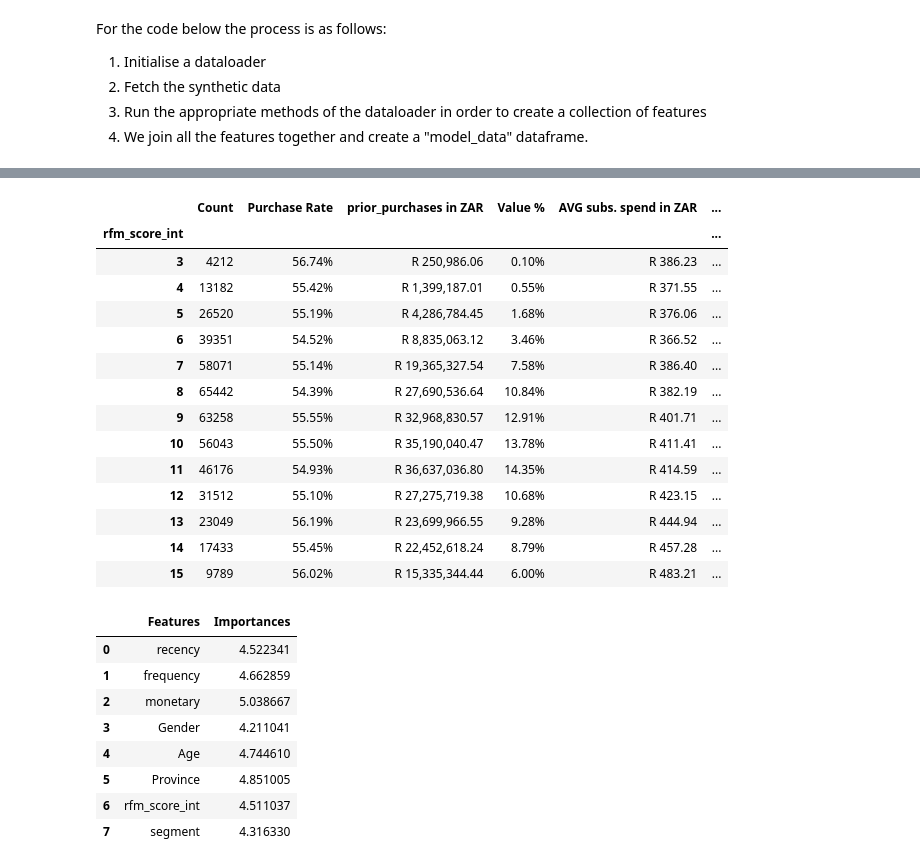
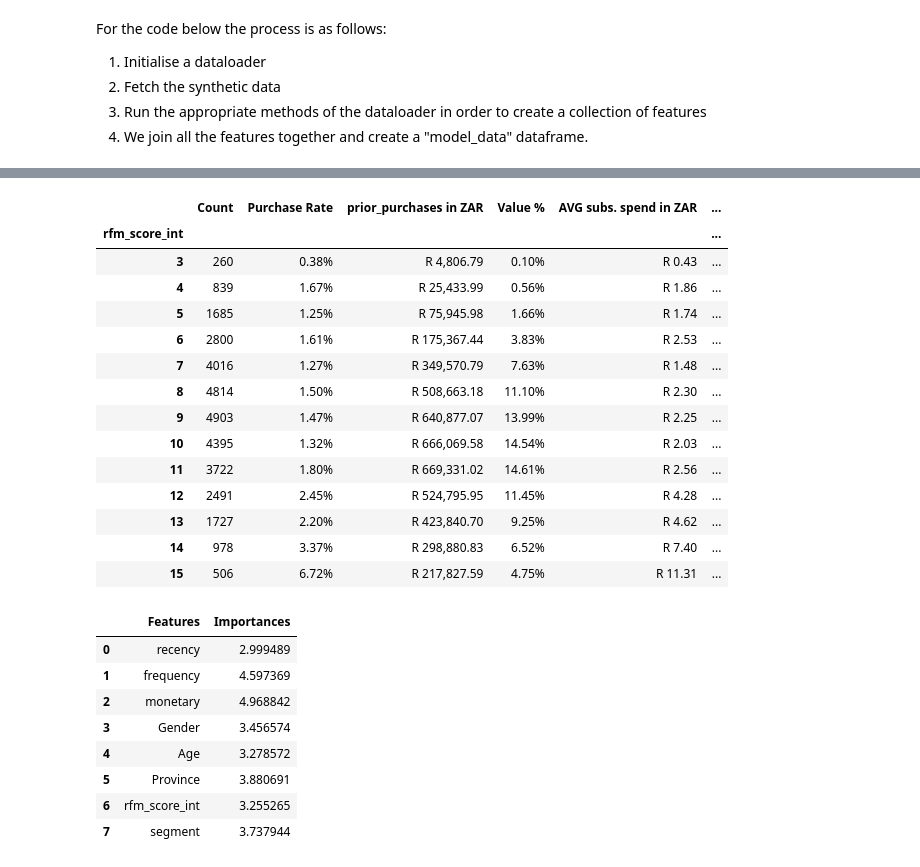
Before and after one commit to WesleyDeelman/CLVM, a Jupyter notebook: model_build.ipynb, the cells around one changed output, grey strips where cells are left out. Cells and saved outputs as stored; diff of their text form; code cells hidden in the pictures.

```diff
--- a/model_build.ipynb
+++ b/model_build.ipynb
@@ -13,13 +13,12 @@ Once we have these segments, we have a choice of 2, we will then extrapolate pay
 # %%
 import pandas as pd
 from pathlib import Path
-import sklearn
-import category_encoders as ce
+import rfmbinner
 import xgboost as xgb
 import optuna
-import matplotlib.pyplot as plt
 import numpy as np
-import rfmbinner
+import sklearn
+
 
 class DataLoader:
 
@@ -59,6 +58,7 @@ class DataLoader:
                              self.transaction_id: 'TransactionID',
                              self.transaction_date: 'Date',
                              self.amount: 'Amount'}, inplace=True)
+        data['Date'] = pd.to_datetime(data['Date'],format='%Y-%m-%d %H:%M:%S')
         return data
 
     def calculate_rfm(self, snapshot_date: str, window: pd.Timedelta,df: pd.DataFrame) -> pd.DataFrame:
@@ -101,8 +101,6 @@ class DataLoader:
         """
         #caculate whether a customer made total purchases after date exceeding repurchase threshold
         data = df.copy()
-        data['Date'] = pd.to_datetime(data['Date'])
-        date = pd.to_datetime(date)
         future_purchases = data[(data['Date'] > date) & \
                                 (data['Date'] <= date + window_size)]
 
@@ -166,7 +164,7 @@ class DataLoader:
         Returns:
             pd.DataFrame: Deduplicated demographic data per CustomerID.
         """
-        data = df.copy()
+        data = loader.fetch_data()
         data['Date'] = pd.to_datetime(data['Date'])
 
         # Sort by CustomerID and Date to get the most recent demographic info
@@ -180,6 +178,13 @@ class DataLoader:
         return deduplicated_demographics
 
     def transaction_descriptor_variables(self,date) -> pd.DataFrame:
+        """
+        Caclulates mode transaction dimensions purchased from each customer
+        Parameters:
+            date (str): Date to calculate recency from (YYYY-MM-DD).
+        Returns:
+            pd.DataFrame: Most frequent transaction descriptors per CustomerID.
+        """
 
         data = self.fetch_data()
         data['Date'] = pd.to_datetime(data['Date'])
@@ -205,7 +210,7 @@ class DataLoader:
             pd.DataFrame: Deduplicated demographic data per CustomerID.
         """
         data = df.copy()
-        data['Date'] = pd.to_datetime(data['Date'])
+        data['Date'] = pd.to_datetime(data['Date'],format='%m-%d-%Y %H:%M:%S')
 
         # Sort by CustomerID and Date to get the most recent demographic info
         data = data.sort_values(by=['CustomerID', 'Date'], ascending=True)
@@ -224,16 +229,16 @@ For the code below the process is as follows:
 3. Run the appropriate methods of the dataloader in order to create a collection of features
 4. We join all the features together and create a "model_data" dataframe.
 # %%
-params = {'path':r'data\synthetic_transactions.csv',
+params = {'path':r'data\customer_transaction_data.csv',
             'customer_id':'CustomerID',
             'transaction_id':'TransactionID',
-            'transaction_date':'TransactionDate',
-            'amount':'TransactionAmount'}
+            'transaction_date':'PurchaseDate',
+            'amount':'TotalAmount'}
 loader = DataLoader(**params)
 data = loader.fetch_data()
 # %%
 start_date = '2022-08-30'
-end_date = pd.to_datetime('2025-08-07')
+end_date = pd.to_datetime('2025-09-26')
 pivot_date = pd.to_datetime(start_date)
 rfms = []
 targets = []
@@ -241,8 +246,8 @@ rfm_segments = []
 transaction_descriptor_data = []
 
 while pivot_date<end_date:
-    rfms.append(loader.calculate_rfm(pivot_date,pd.Timedelta(weeks=4),data))
-    rfm_segments.append(loader.rfm_segments(pivot_date,pd.Timedelta(weeks=4),data))
+    rfms.append(loader.calculate_rfm(pivot_date,pd.Timedelta(days=99999),data))
+    rfm_segments.append(loader.rfm_segments(pivot_date,pd.Timedelta(days=99999),data))
     targets.append(loader.calculate_target(pivot_date,pd.Timedelta(weeks=12),0,data))
     pivot_date+=pd.Timedelta(weeks=4)
 
@@ -409,41 +418,41 @@ summary.drop(['prior_purchases','subsequent_purchases'],axis=1)
 # %%
-summary_data = X_test.merge(target_data,how='left', left_on='CustomerID', right_on='CustomerID')
+summary_data = X_test.merge(target_data,how='left', left_on=['CustomerID','date'], right_on=['CustomerID','date'])
 summary = summary_data.groupby(['rfm_score_int']).agg({'recency':'count','monetary':'sum','target':'sum','subsequent_purchases':'sum'})
 summary = summary.rename(columns = {'recency':'Count','monetary':'prior_purchases','target':'Purchase Rate'})
 summary['prior_purchases in ZAR'] = summary.prior_purchases.apply(lambda x: f'R {x:,.2f}')
 summary['Value %'] = (summary['prior_purchases']/summary['prior_purchases'].sum()*100).apply(lambda x: f'{x:.2f}%')
 summary['AVG subs. spend in ZAR'] = (summary['subsequent_purchases']/summary.Count).apply(lambda x: f'R {x:.2f}')
 summary['subsequent_purchases in ZAR (3 month window)'] = summary.subsequent_purchases.apply(lambda x: f"R {x:,.2f}")
 summary['Purchase Rate'] =  (summary['Purchase Rate']/summary.Count).apply( lambda x: f'{x:.2%}')
 summary.drop(['prior_purchases','subsequent_purchases'],axis=1)
 # %% [output]
 |  | Count | Purchase Rate | prior_purchases in ZAR | Value % | AVG subs. spend in ZAR | ... |
 | rfm_score_int |  |  |  |  |  | ... |
-| 3 | 4212 | 56.74% | R 250,986.06 | 0.10% | R 386.23 | ... |
-| 4 | 13182 | 55.42% | R 1,399,187.01 | 0.55% | R 371.55 | ... |
-| 5 | 26520 | 55.19% | R 4,286,784.45 | 1.68% | R 376.06 | ... |
-| 6 | 39351 | 54.52% | R 8,835,063.12 | 3.46% | R 366.52 | ... |
-| 7 | 58071 | 55.14% | R 19,365,327.54 | 7.58% | R 386.40 | ... |
-| 8 | 65442 | 54.39% | R 27,690,536.64 | 10.84% | R 382.19 | ... |
-| 9 | 63258 | 55.55% | R 32,968,830.57 | 12.91% | R 401.71 | ... |
-| 10 | 56043 | 55.50% | R 35,190,040.47 | 13.78% | R 411.41 | ... |
-| 11 | 46176 | 54.93% | R 36,637,036.80 | 14.35% | R 414.59 | ... |
-| 12 | 31512 | 55.10% | R 27,275,719.38 | 10.68% | R 423.15 | ... |
-| 13 | 23049 | 56.19% | R 23,699,966.55 | 9.28% | R 444.94 | ... |
-| 14 | 17433 | 55.45% | R 22,452,618.24 | 8.79% | R 457.28 | ... |
-| 15 | 9789 | 56.02% | R 15,335,344.44 | 6.00% | R 483.21 | ... |
+| 3 | 260 | 0.38% | R 4,806.79 | 0.10% | R 0.43 | ... |
+| 4 | 839 | 1.67% | R 25,433.99 | 0.56% | R 1.86 | ... |
+| 5 | 1685 | 1.25% | R 75,945.98 | 1.66% | R 1.74 | ... |
+| 6 | 2800 | 1.61% | R 175,367.44 | 3.83% | R 2.53 | ... |
+| 7 | 4016 | 1.27% | R 349,570.79 | 7.63% | R 1.48 | ... |
+| 8 | 4814 | 1.50% | R 508,663.18 | 11.10% | R 2.30 | ... |
+| 9 | 4903 | 1.47% | R 640,877.07 | 13.99% | R 2.25 | ... |
+| 10 | 4395 | 1.32% | R 666,069.58 | 14.54% | R 2.03 | ... |
+| 11 | 3722 | 1.80% | R 669,331.02 | 14.61% | R 2.56 | ... |
+| 12 | 2491 | 2.45% | R 524,795.95 | 11.45% | R 4.28 | ... |
+| 13 | 1727 | 2.20% | R 423,840.70 | 9.25% | R 4.62 | ... |
+| 14 | 978 | 3.37% | R 298,880.83 | 6.52% | R 7.40 | ... |
+| 15 | 506 | 6.72% | R 217,827.59 | 4.75% | R 11.31 | ... |
 # %%
 pd.DataFrame(data = zip(X_train.columns,model.get_score(importance_type='gain').values()),columns=['Features','Importances'])
 # %% [output]
 |  | Features | Importances |
-| 0 | recency | 4.522341 |
-| 1 | frequency | 4.662859 |
-| 2 | monetary | 5.038667 |
-| 3 | Gender | 4.211041 |
-| 4 | Age | 4.744610 |
-| 5 | Province | 4.851005 |
-| 6 | rfm_score_int | 4.511037 |
-| 7 | segment | 4.316330 |
+| 0 | recency | 2.999489 |
+| 1 | frequency | 4.597369 |
+| 2 | monetary | 4.968842 |
+| 3 | Gender | 3.456574 |
+| 4 | Age | 3.278572 |
+| 5 | Province | 3.880691 |
+| 6 | rfm_score_int | 3.255265 |
+| 7 | segment | 3.737944 |
 # %%
 model_data.segment.unique()
 # %% [output]
```
Also changed, not shown: parts of 7 cells of this notebook, 2 other files.
